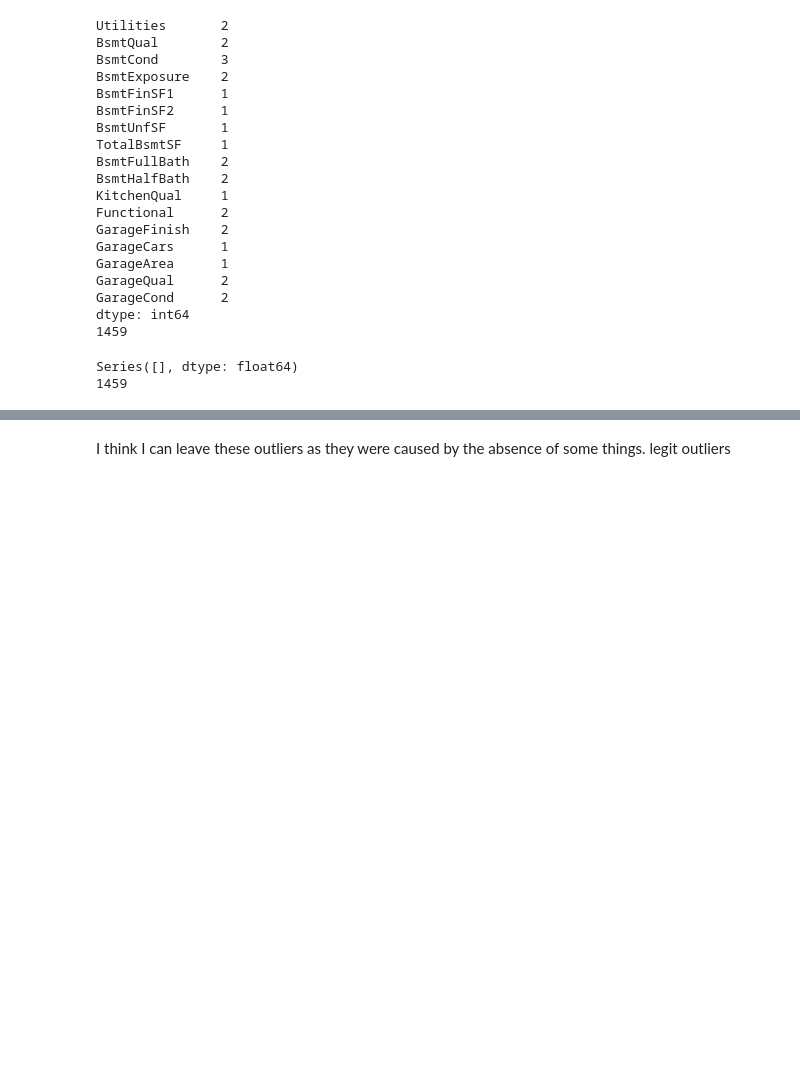
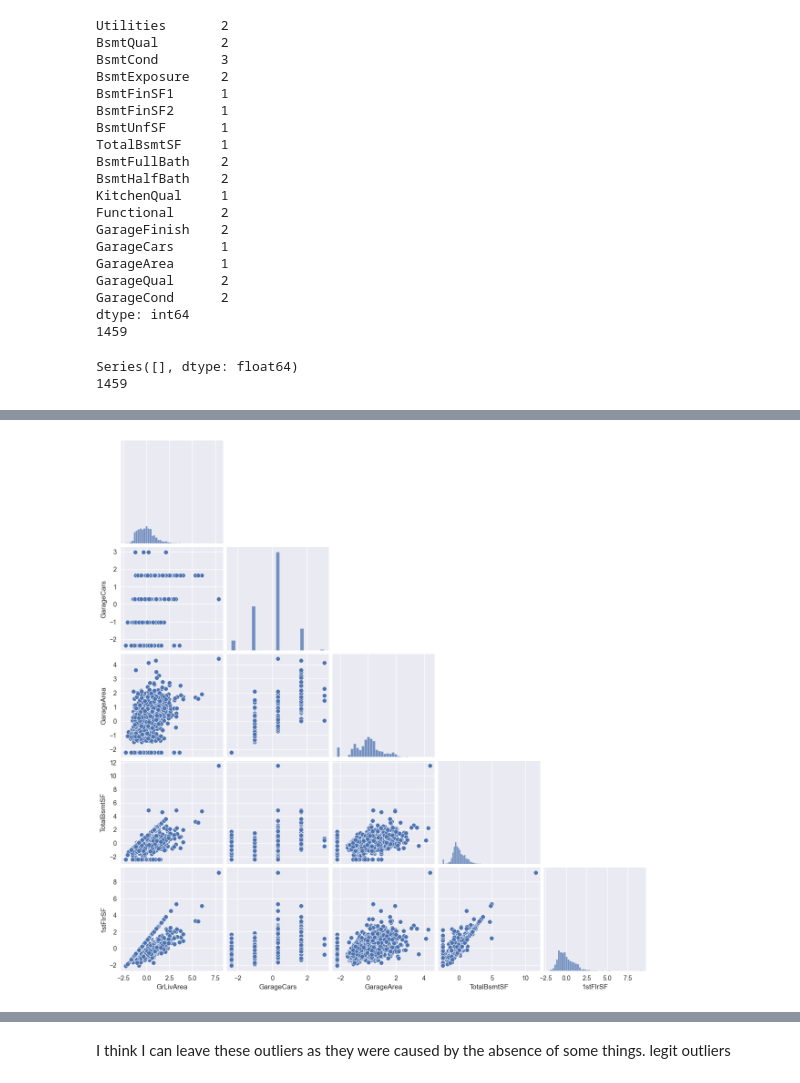
Before and after one commit to deyme17/MyKaggleCompetition, a Jupyter notebook: houses_prices/houses-prices-regression.ipynb, the cells around one changed output, grey strips where cells are left out. Cells and saved outputs as stored; diff of their text form; code cells hidden in the pictures; blank space fills up the shorter version.

```diff
--- a/houses_prices/houses-prices-regression.ipynb
+++ b/houses_prices/houses-prices-regression.ipynb
@@ -386,3 +412,16 @@ test
+# %%
+encoder = OneHotEncoder(drop='first', handle_unknown='ignore', sparse_output=False)
+
+X_train_encoded = encoder.fit_transform(train[one_code_cols])
+X_test_encoded = encoder.transform(test[one_code_cols])
+
+X_train_encoded = pd.DataFrame(X_train_encoded, columns=encoder.get_feature_names_out(one_code_cols), index=train.index)
+X_test_encoded = pd.DataFrame(X_test_encoded, columns=encoder.get_feature_names_out(one_code_cols), index=test.index)
+
+train = train.drop(columns=one_code_cols).join(X_train_encoded)
+test = test.drop(columns=one_code_cols).join(X_test_encoded)
+
+assert len(train.columns) - 1 == len(test.columns)
 # %%
 test_left_nan_cols = test.columns[test.isnull().any()].tolist()
 print(test[test_left_nan_cols].isnull().sum())
@@ -408,20 +447,14 @@ GarageCond      2
 dtype: int64
 1459
 # %%
-left_test_nan = [
-    'Utilities', 'BsmtQual', 'BsmtCond', 'BsmtExposure', 'BsmtFinSF1', 'BsmtFinSF2',
-    'BsmtUnfSF', 'TotalBsmtSF', 'BsmtFullBath', 'BsmtHalfBath', 'KitchenQual',
-    'Functional', 'GarageFinish', 'GarageCars', 'GarageArea', 'GarageQual', 'GarageCond'
-]
-
 group_by_column = 'MSSubClass'
 
-for col in cat_cols:
-    if col in left_test_nan:
+for col in cat_columns:
+    if col in test_left_nan_cols:
         test[col] = test.groupby(group_by_column)[col].transform(lambda x: x.fillna(x.mode()[0]))
 
-for col in cont_cols:
-    if col in left_test_nan:
+for col in cont_columns:
+    if col in test_left_nan_cols:
         test[col] = test.groupby(group_by_column)[col].transform(lambda x: x.fillna(x.mean()))
 # %%
 test_left_nan_cols = test.columns[test.isnull().any()].tolist()
@@ -457,9 +488,7 @@ train
 # %%
-from sklearn.preprocessing import StandardScaler
-
 std_scaler = StandardScaler()
 
-for col in cont_cols:
+for col in cont_columns:
     if col in test.columns:
         train[col] = std_scaler.fit_transform(train[[col]])
         test[col] = std_scaler.transform(test[[col]])
@@ -474,14 +500,16 @@ warnings.simplefilter(action='ignore', category=FutureWarning)
 # %%
-curr_cont_cols = [col for col in cont_cols if col in train.columns]
+curr_cont_cols = [col for col in cont_columns if col in train.columns] + ['SalePrice']
 # %%
 corr = train[curr_cont_cols].corr()['SalePrice'].abs().sort_values(ascending=False)
 
 important_features = corr[corr > 0.6].index.tolist()
 important_features = [col for col in important_features if col != 'SalePrice']
 
 if important_features:
-    sns.pairplot(data=train, vars=important_features, corner=True)
+    sns.pairplot(data=train, vars=important_features, corner=True, palette=palette)
     plt.show()
+# %% [output]
+[figure, added]
 # %%
 def plot_boxes(df, cols):
     plt.figure(dpi=200)
```
Also changed, not shown: parts of 36 cells of this notebook, 5 other files.
